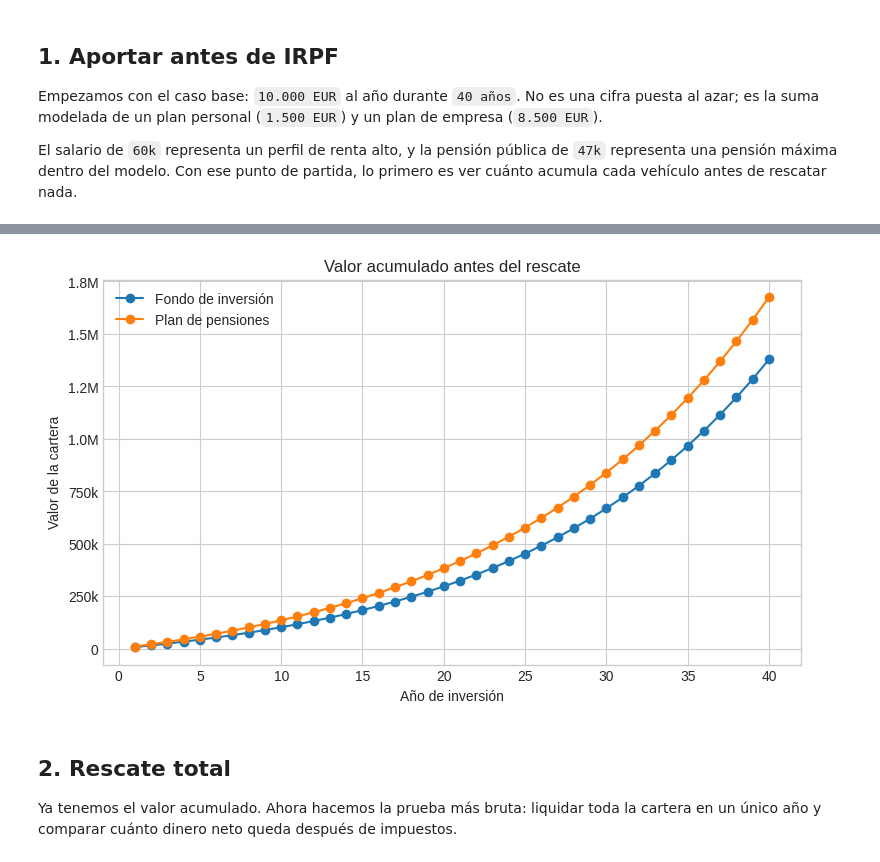
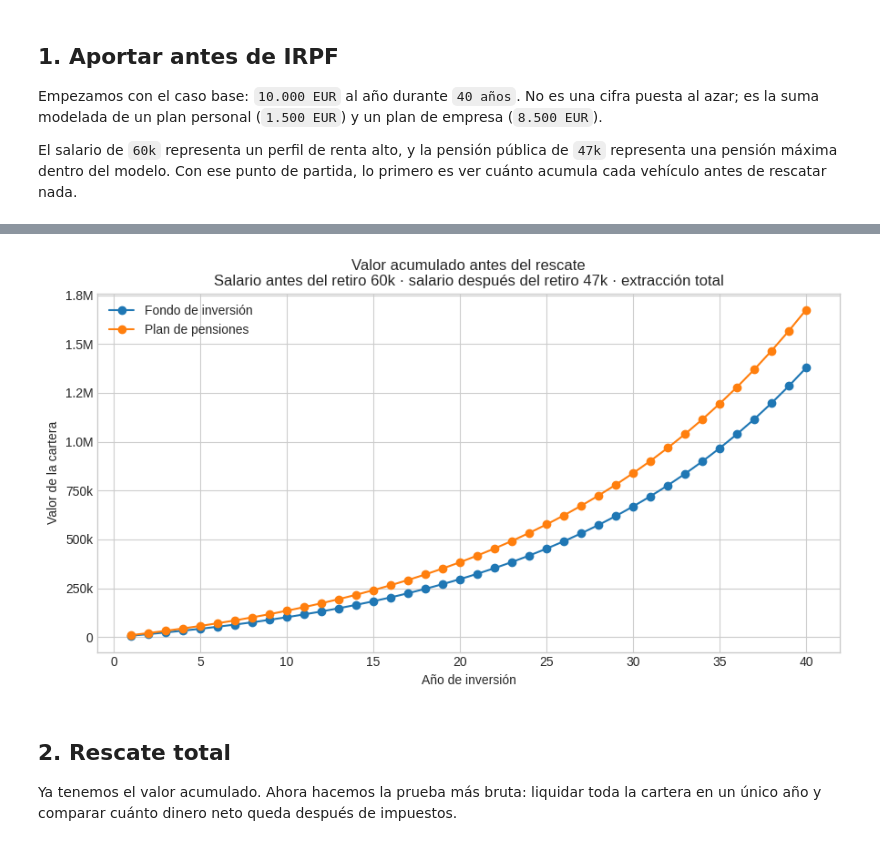
Before and after one commit to j-moralejo-pinas/pension-vs-index, a Jupyter notebook: notebooks/01_pension_vs_index_decision_analysis.ipynb, the cells around one changed output, grey strips where cells are left out. Cells and saved outputs as stored; diff of their text form; code cells hidden in the pictures.

Commit message:
fear: normalized graphs

```diff
--- a/notebooks/01_pension_vs_index_decision_analysis.ipynb
+++ b/notebooks/01_pension_vs_index_decision_analysis.ipynb
@@ -145,6 +148,6 @@ Los diccionarios siguientes controlan todos los experimentos. La clave `config`
 # %%
 PRIMARY_SCENARIO = {
-    "name": "10k/año · salario 60k · pensión 47k · 40 años",
+    "name": "Salario antes del retiro 60k · salario después del retiro 47k · 40 años",
     "config": {
         "gross_salary_during_contribution": 60_000.0,
         "existing_gross_salary_during_withdrawal": 47_000.0,
@@ -165,7 +168,7 @@ PRIMARY_SCENARIO = {
 
 FINAL_EXTRACTION_CASES = [
     {
-        "name": "Salario 150k · pensión 47k · 40 años",
+        "name": "Salario antes del retiro 150k · salario después del retiro 47k · 40 años",
         "config": {
             "gross_salary_during_contribution": 150_000.0,
             "existing_gross_salary_during_withdrawal": 47_000.0,
@@ -184,7 +187,7 @@ FINAL_EXTRACTION_CASES = [
         "withdrawal_rates": [0.04],
     },
     {
-        "name": "Retirada temprana sin pensión pública",
+        "name": "Salario antes del retiro 61k · salario después del retiro 0 · 20 años",
         "config": {
             "gross_salary_during_contribution": 61_000.0,
             "existing_gross_salary_during_withdrawal": 0.0,
@@ -203,7 +206,7 @@ FINAL_EXTRACTION_CASES = [
         "withdrawal_rates": [0.068],
     },
     {
-        "name": "Retirada temprana con pensión pública de 18,5k",
+        "name": "Salario antes del retiro 61k · salario después del retiro 18,5k · 20 años",
         "config": {
             "gross_salary_during_contribution": 61_000.0,
             "existing_gross_salary_during_withdrawal": 18_500.0,
@@ -276,7 +279,7 @@ SALARY_HEATMAP_EXPERIMENTS = [
 
 FEE_RETURN_EXPERIMENTS = [
     {
-        "name": "Salario 60k · pensión 47k · 40 años · rescate 4%",
+        "name": "Salario antes del retiro 60k · salario después del retiro 47k · extracción 4%",
         "withdrawal_rate": 0.04,
         "config": {
             "gross_salary_during_contribution": 60_000.0,
@@ -301,7 +304,7 @@ FEE_RETURN_EXPERIMENTS = [
         },
     },
     {
-        "name": "Salario 150k · pensión 47k · 40 años - rescate 4%",
+        "name": "Salario antes del retiro 150k · salario después del retiro 47k · extracción 4%",
         "withdrawal_rate": 0.04,
         "config": {
             "gross_salary_during_contribution": 150_000.0,
@@ -326,7 +329,7 @@ FEE_RETURN_EXPERIMENTS = [
         },
     },
     {
-        "name": "Salario 61k · pensión 18,5k · 20 años · rescate 4%",
+        "name": "Salario antes del retiro 61k · salario después del retiro 18,5k · extracción 4%",
         "withdrawal_rate": 0.04,
         "config": {
             "gross_salary_during_contribution": 61_000.0,
@@ -353,14 +356,23 @@ FEE_RETURN_EXPERIMENTS = [
 ]
 
 SALARY_HEATMAP_EXTRACTION_MODES = [
-    {"name": "Rescate total", "withdrawal_rate": None, "colorbar_label": "Ventaja neta final"},
+    {"name": "Extracción total", "withdrawal_rate": None, "colorbar_label": "Ventaja neta final"},
     {
-        "name": "Rescate 4%",
+        "name": "Extracción 4%",
         "withdrawal_rate": 0.04,
-        "colorbar_label": "Ventaja neta con rescate del 4%",
+        "colorbar_label": "Ventaja neta con extracción del 4%",
     },
 ]
 MIN_MODEL_GROSS_SALARY = 1.0
+
+
+def nombre_grafica_salarios(config: dict, withdrawal_rate: float | None) -> str:
+    """Construye un nombre normalizado para gráficas de salario y extracción."""
+    return format_salary_extraction_chart_name(
+        salary_before_retirement=config["gross_salary_during_contribution"],
+        salary_after_retirement=config["existing_gross_salary_during_withdrawal"],
+        withdrawal_rate=withdrawal_rate,
+    )
 
 
 def build_config(parameters: dict) -> ScenarioConfig:
@@ -531,8 +521,13 @@ tabla_es(primary_accumulation_summary)
 # %%
-plot_accumulation_history(primary_history)
+fig = plot_accumulation_history(primary_history)
+fig.axes[0].set_title(
+    "Valor acumulado antes del rescate\n"
+    f"{nombre_grafica_salarios(PRIMARY_SCENARIO['config'], None)}"
+)
+fig.tight_layout()
 plt.show()
 # %% [output]
-[figure, old version]
+[figure, new version]
 # %% [markdown]
 ## 2. Rescate total
 
```
Also changed, not shown: parts of 20 cells of this notebook, 15 other files.
